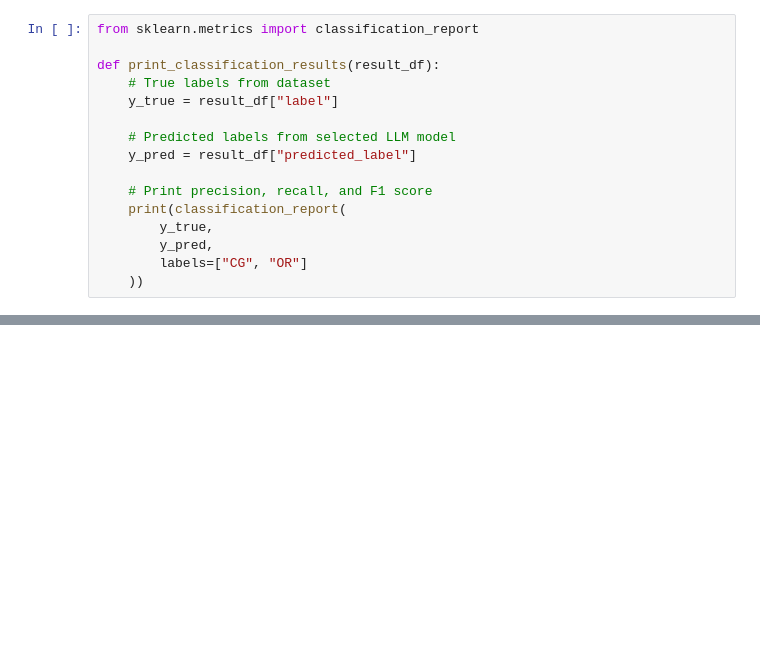
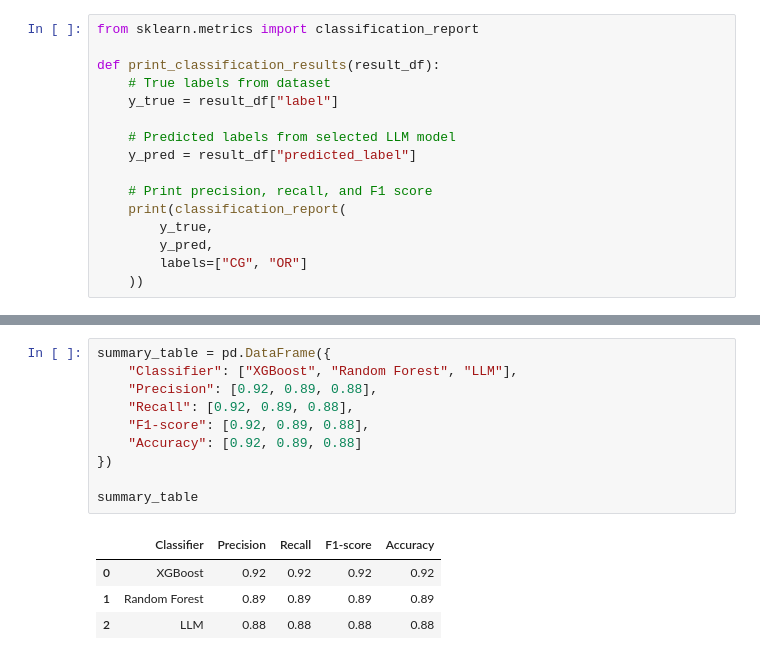
Before and after one commit to muellR/text_analysis, a Jupyter notebook: src/classifier_llm.ipynb, the cells around one changed output, grey strips where cells are left out. Cells and saved outputs as stored; diff of their text form; blank space fills up the shorter version.

Commit message:
classifier llm updated

```diff
--- a/src/classifier_llm.ipynb
+++ b/src/classifier_llm.ipynb
@@ -522,0 +1015,15 @@ NameError: name 'confusion_matrix' is not defined
+# %%
+summary_table = pd.DataFrame({
+    "Classifier": ["XGBoost", "Random Forest", "LLM"],
+    "Precision": [0.92, 0.89, 0.88],
+    "Recall": [0.92, 0.89, 0.88],
+    "F1-score": [0.92, 0.89, 0.88],
+    "Accuracy": [0.92, 0.89, 0.88]
+})
+
+summary_table
+# %% [output]
+|  | Classifier | Precision | Recall | F1-score | Accuracy |
+| 0 | XGBoost | 0.92 | 0.92 | 0.92 | 0.92 |
+| 1 | Random Forest | 0.89 | 0.89 | 0.89 | 0.89 |
+| 2 | LLM | 0.88 | 0.88 | 0.88 | 0.88 |
```
Also changed, not shown: parts of 33 cells of this notebook.
